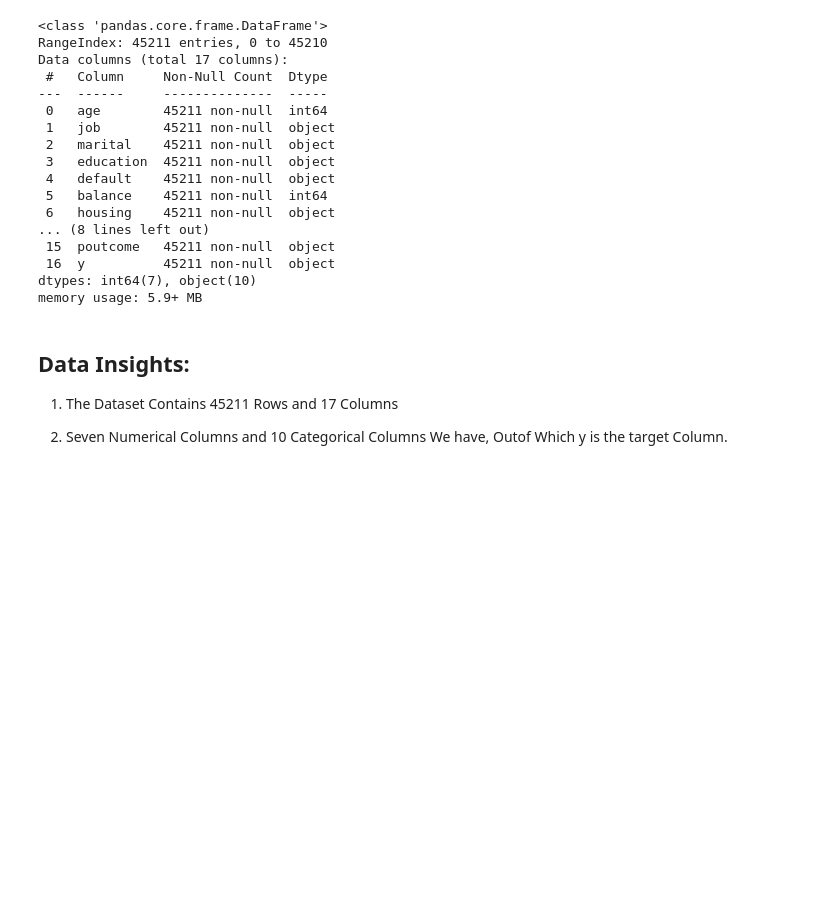
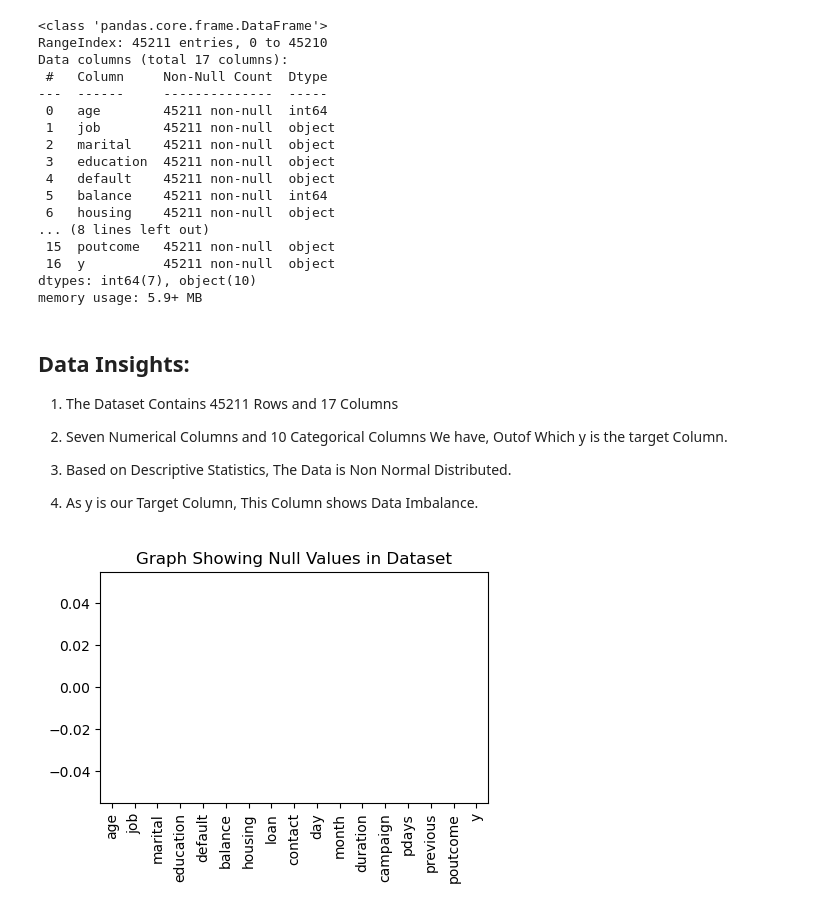
Before and after one commit to chandanc5525/Bank_Marketing, a Jupyter notebook: Bank_Telemarketing.ipynb, the cells around one changed output. Saved outputs shown, nothing was run; the diff lists cells and outputs as text; code cells hidden in the pictures; blank space fills up the shorter version.

Commit message:
Data Analyize

```diff
--- a/Bank_Telemarketing.ipynb
+++ b/Bank_Telemarketing.ipynb
@@ -64,3 +64,7 @@ memory usage: 5.9+ MB
 1. The Dataset Contains 45211 Rows and 17 Columns
 
 2. Seven Numerical Columns and 10 Categorical Columns We have, Outof Which y is the target Column.
+
+3. Based on Descriptive Statistics, The Data is Non Normal Distributed.
+
+4. As y is our Target Column, This Column shows Data Imbalance.
@@ -66,0 +81,8 @@ memory usage: 5.9+ MB
+# %%
+# Checking Null Values if any
+plt.figure(figsize = (5,3))
+data.isnull().sum().plot(kind= 'bar')
+plt.title('Graph Showing Null Values in Dataset')
+plt.show()
+# %% [output]
+[figure, added]
```
Also changed, not shown: parts of 7 cells of this notebook, 1 other file.
